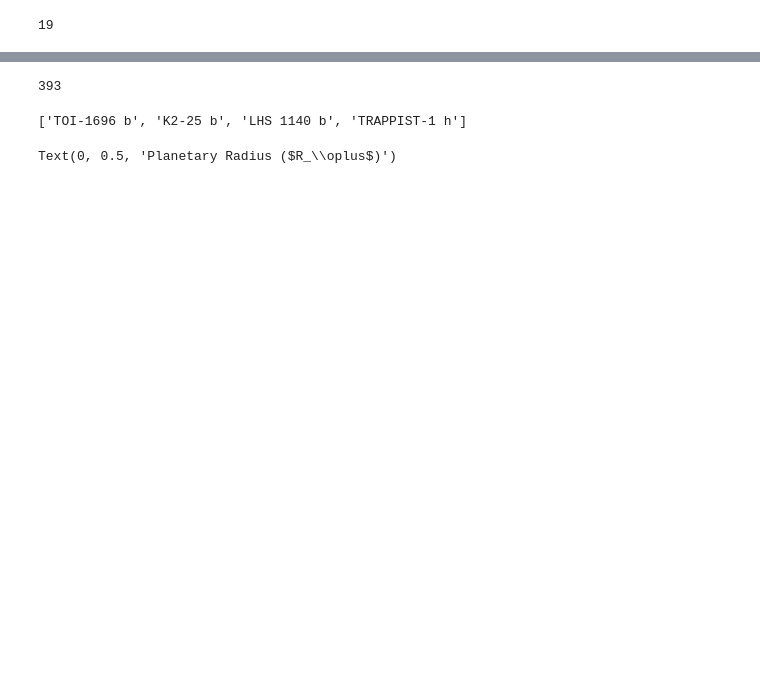
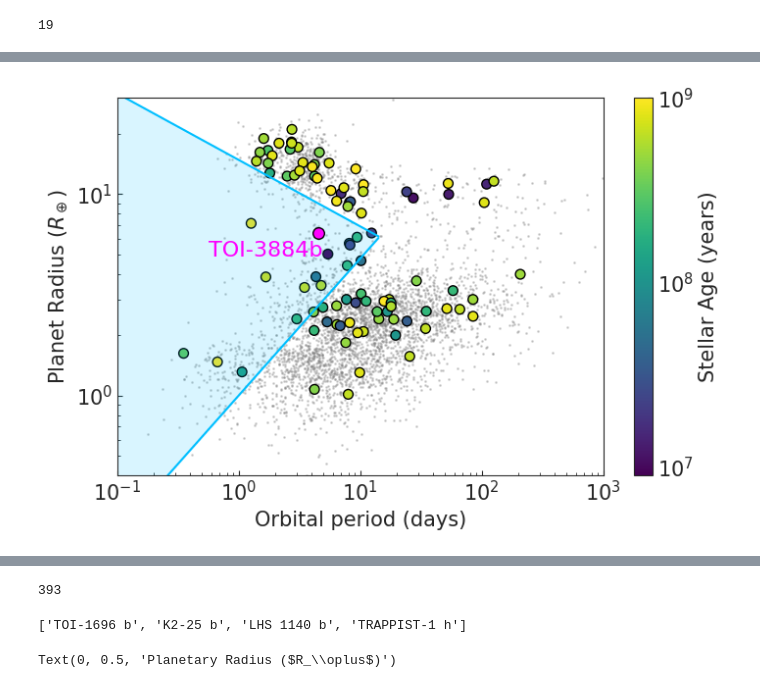
Before and after one commit to Mayuko-Mori/Plot_exoplanets, a Jupyter notebook: statistical_plots.ipynb, the cells around one changed output, grey strips where cells are left out. Saved outputs shown, nothing was run; the diff lists cells and outputs as text; code cells hidden in the pictures; blank space fills up the shorter version.

```diff
--- a/statistical_plots.ipynb
+++ b/statistical_plots.ipynb
@@ -62,0 +63,10 @@ len(df_all)
+# %%
+df_young = df_all[df_all['st_age']<=1]
+
+abs_err1 = np.abs(df_young['st_ageerr1'])
+abs_err2 = np.abs(df_young['st_ageerr2'])
+
+st_ageerr = np.maximum(abs_err1, abs_err2)
+
+df_young = df_young[st_ageerr< df_young['st_age']*3 ]
+df_young
@@ -62,0 +87,37 @@ len(df_all)
+# %%
+P = np.linspace(1.0e-1, 10**(1.15), 100)
+a1 =  10 ** (-0.33 * np.log10(P) + 1.17)
+a2 =  10 ** (0.68 * np.log10(P))
+# %%
+f, ax = pl.subplots(1, 1, figsize=(8, 5))
+ax.loglog()
+
+pl.plot(df_all['pl_orbper'], df_all['pl_rade'], '.', ms=2, alpha=0.3, color='gray', zorder=0)
+
+sc = ax.scatter(df_young['pl_orbper'], df_young['pl_rade'], c=np.log10(df_young['st_age']*1e9),
+                cmap='viridis', s=50, alpha=1, edgecolor='k', zorder=1)
+
+cbar = pl.colorbar(sc)
+cbar.set_label(r'Stellar Age (years)')
+
+# カラーバーの目盛りを設定（10^5, 10^6, 10^7, 10^8, 10^9）
+cbar.set_ticks([7,8,9])
+cbar.set_ticklabels([r'$10^7$', r'$10^8$', r'$10^9$'])
+
+ax.set_xlim(1.0e-1, 1.0e3)
+ax.set_ylim(4.0e-1, 3.0e1)
+
+pl.plot(P, a1, '-', color='deepskyblue')
+pl.plot(P, a2, '-', color='deepskyblue')
+pl.fill_between(P, a1, a2, alpha=0.15,color='deepskyblue' )
+
+#TOI-3884
+ax.scatter(4.5445828, 6.43, s=70, alpha=1, edgecolor='k', color='magenta')
+ax.text(4.9, 4.9, 'TOI-3884b', color='magenta', fontsize=16, ha='right')
+
+ax.set_xlabel(r'Orbital period (days)')
+ax.set_ylabel(r'Planet Radius ($R_\oplus$)')
+
+f.savefig('per-rad-plot.png')
+# %% [output]
+[figure, added]
```
Also changed, not shown: parts of 9 cells of this notebook, 6 other files.
